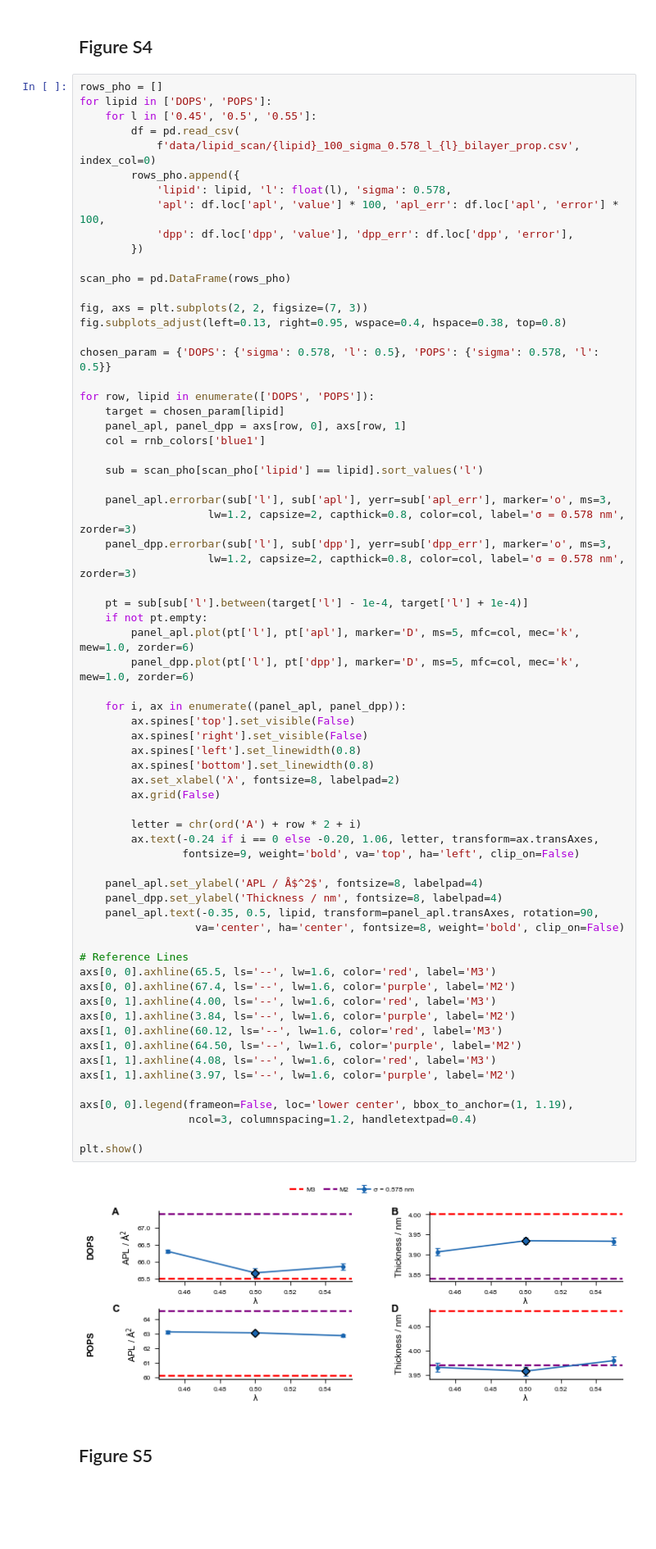
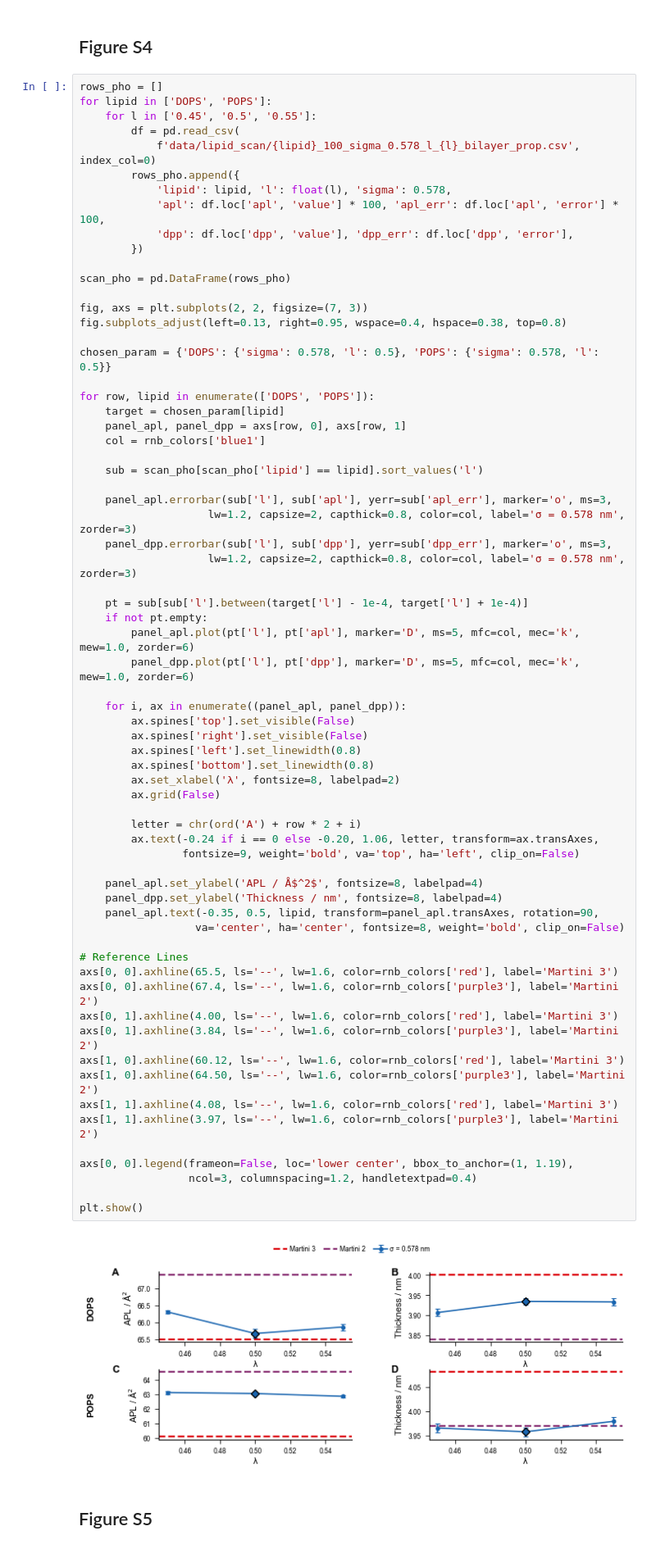
Before and after one commit to gitesei/_2026_MEM-CALVADOS, a Jupyter notebook: lipid_scan.ipynb, the cells around one changed output. Shown at 82% size. Cells and saved outputs as stored; diff of their text form; blank space fills up the shorter version.

```diff
--- a/lipid_scan.ipynb
+++ b/lipid_scan.ipynb
@@ -904,42 +906,42 @@ for row, lipid in enumerate(['DOPS', 'POPS']):
 
     pt = sub[sub['l'].between(target['l'] - 1e-4, target['l'] + 1e-4)]
     if not pt.empty:
         panel_apl.plot(pt['l'], pt['apl'], marker='D', ms=5, mfc=col, mec='k', mew=1.0, zorder=6)
         panel_dpp.plot(pt['l'], pt['dpp'], marker='D', ms=5, mfc=col, mec='k', mew=1.0, zorder=6)
 
     for i, ax in enumerate((panel_apl, panel_dpp)):
         ax.spines['top'].set_visible(False)
         ax.spines['right'].set_visible(False)
         ax.spines['left'].set_linewidth(0.8)
         ax.spines['bottom'].set_linewidth(0.8)
         ax.set_xlabel('λ', fontsize=8, labelpad=2)
         ax.grid(False)
 
         letter = chr(ord('A') + row * 2 + i)
         ax.text(-0.24 if i == 0 else -0.20, 1.06, letter, transform=ax.transAxes,
                 fontsize=9, weight='bold', va='top', ha='left', clip_on=False)
 
     panel_apl.set_ylabel('APL / Å$^2$', fontsize=8, labelpad=4)
     panel_dpp.set_ylabel('Thickness / nm', fontsize=8, labelpad=4)
     panel_apl.text(-0.35, 0.5, lipid, transform=panel_apl.transAxes, rotation=90,
                   va='center', ha='center', fontsize=8, weight='bold', clip_on=False)
 
 # Reference Lines
-axs[0, 0].axhline(65.5, ls='--', lw=1.6, color='red', label='M3')
-axs[0, 0].axhline(67.4, ls='--', lw=1.6, color='purple', label='M2')
-axs[0, 1].axhline(4.00, ls='--', lw=1.6, color='red', label='M3')
-axs[0, 1].axhline(3.84, ls='--', lw=1.6, color='purple', label='M2')
-axs[1, 0].axhline(60.12, ls='--', lw=1.6, color='red', label='M3')
-axs[1, 0].axhline(64.50, ls='--', lw=1.6, color='purple', label='M2')
-axs[1, 1].axhline(4.08, ls='--', lw=1.6, color='red', label='M3')
-axs[1, 1].axhline(3.97, ls='--', lw=1.6, color='purple', label='M2')
+axs[0, 0].axhline(65.5, ls='--', lw=1.6, color=rnb_colors['red'], label='Martini 3')
+axs[0, 0].axhline(67.4, ls='--', lw=1.6, color=rnb_colors['purple3'], label='Martini 2')
+axs[0, 1].axhline(4.00, ls='--', lw=1.6, color=rnb_colors['red'], label='Martini 3')
+axs[0, 1].axhline(3.84, ls='--', lw=1.6, color=rnb_colors['purple3'], label='Martini 2')
+axs[1, 0].axhline(60.12, ls='--', lw=1.6, color=rnb_colors['red'], label='Martini 3')
+axs[1, 0].axhline(64.50, ls='--', lw=1.6, color=rnb_colors['purple3'], label='Martini 2')
+axs[1, 1].axhline(4.08, ls='--', lw=1.6, color=rnb_colors['red'], label='Martini 3')
+axs[1, 1].axhline(3.97, ls='--', lw=1.6, color=rnb_colors['purple3'], label='Martini 2')
 
 axs[0, 0].legend(frameon=False, loc='lower center', bbox_to_anchor=(1, 1.19),
                  ncol=3, columnspacing=1.2, handletextpad=0.4)
 
 plt.show()
 # %% [output]
-[figure, old version]
+[figure, new version]
 # %% [markdown]
 ## Figure S5
 # %%
```
Also changed, not shown: parts of 8 cells of this notebook, 14 other files.
